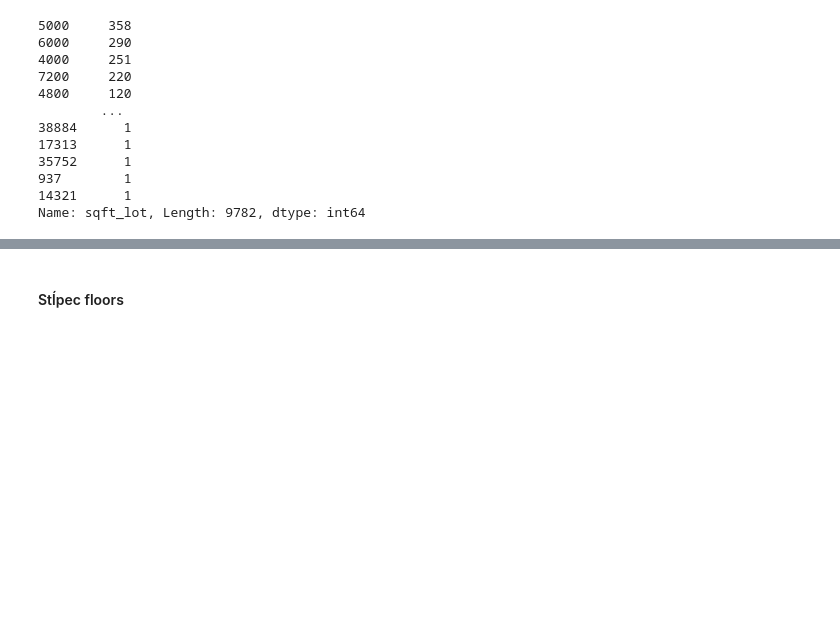
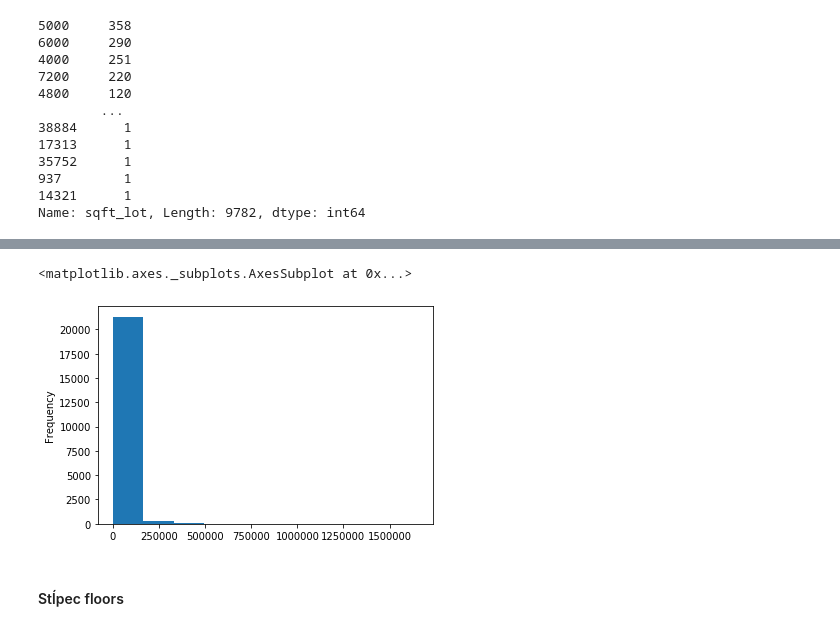
Before and after one commit to mirec3009/oznal_project, a Jupyter notebook: Explorativna_analyza.ipynb, the cells around one changed output, grey strips where cells are left out. Cells and saved outputs as stored; diff of their text form; code cells hidden in the pictures; blank space fills up the shorter version.

```diff
--- a/Explorativna_analyza.ipynb
+++ b/Explorativna_analyza.ipynb
@@ -390,3 +416,8 @@ Name: sqft_lot, Length: 9782, dtype: int64
+# %%
+df["sqft_lot"].plot(kind='hist')
+# %% [output]
+<matplotlib.axes._subplots.AxesSubplot at 0x...>
+[figure, added]
 # %% [markdown]
 #### Stĺpec floors
 # %%
```
Also changed, not shown: parts of 20 cells of this notebook.
